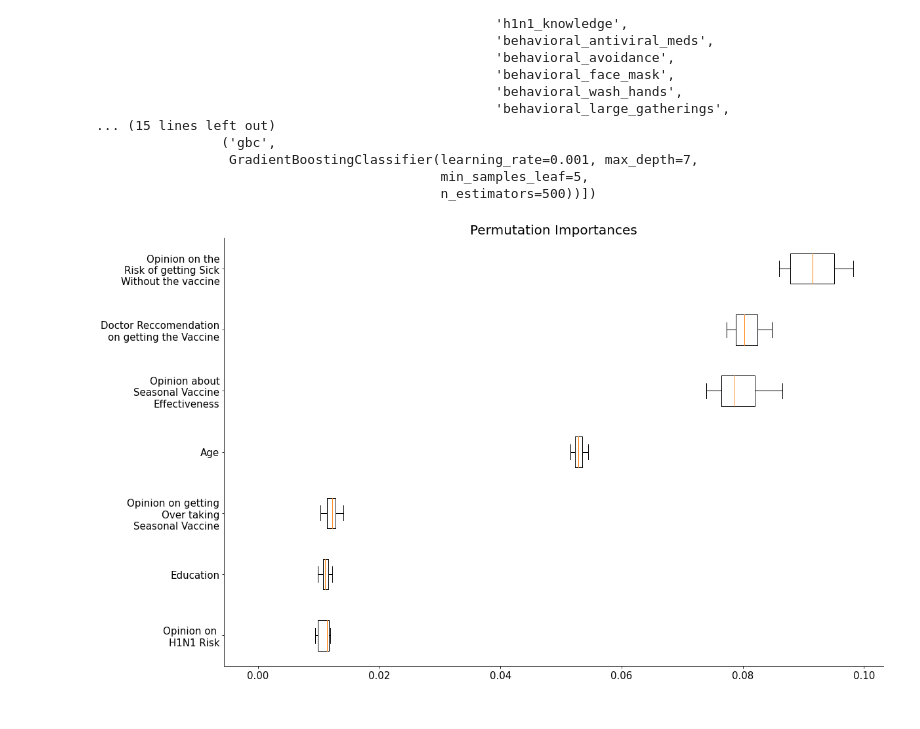
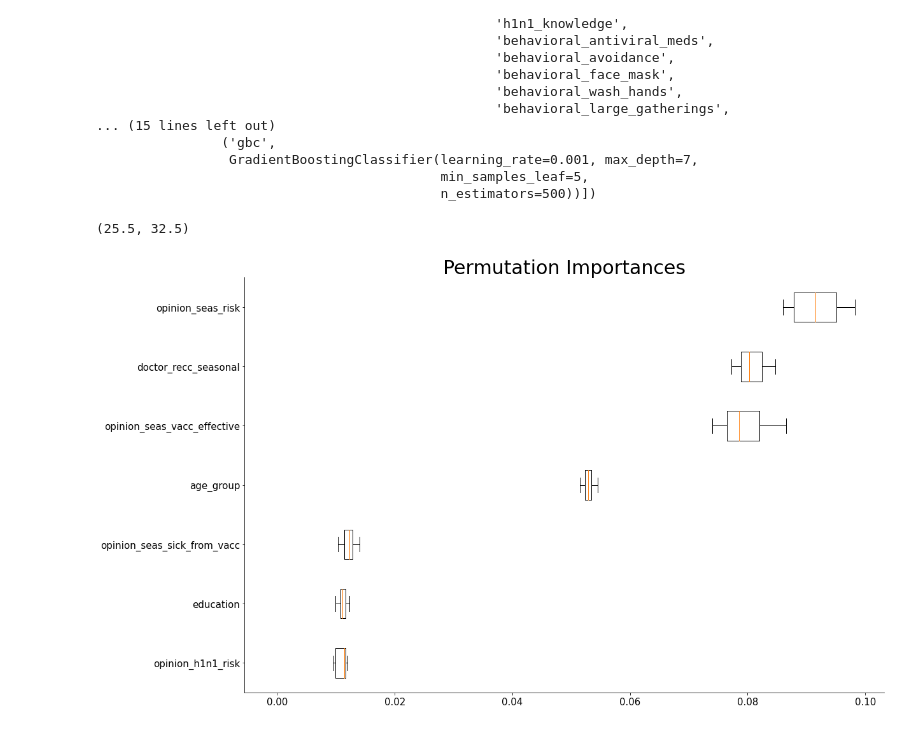
Before and after one commit to moscatena/Seasonal-Flu-Vaccine-Prediction, a Jupyter notebook: Vac_pred_pipelines.ipynb, the cells around one changed output. Drawn from its saved outputs; the diff is of its cells as text; code cells hidden in the pictures.

```diff
--- a/Vac_pred_pipelines.ipynb
+++ b/Vac_pred_pipelines.ipynb
@@ -983,22 +992,23 @@ Pipeline(steps=[('preprocessor',
 # %%
 result = permutation_importance(
     pipeline_f_i, X_test, y_test.seasonal_vaccine, n_repeats=10, random_state=RANDOM_SEED, n_jobs=2
 )
 sorted_idx = result.importances_mean.argsort()
 
 fig, ax = plt.subplots(figsize=(18, 12))
 ax.boxplot(
     result.importances[sorted_idx].T, vert=False, labels=X_test.columns[sorted_idx], showfliers=False
 )
 
 ax.set_title("Permutation Importances", fontsize=30)#20
 plt.xticks(size=15)
 plt.yticks(size=15)
 sns.despine()
-#ax.set_ylim(bottom=25.5, top=32.5)
+ax.set_ylim(bottom=25.5, top=32.5)
 #labels = [i for i in range(0,25)] + ['Opinion on \nH1N1 Risk', 'Education', 'Opinion on getting\nOver taking\nSeasonal Vaccine', 'Age', 'Opinion about\nSeasonal Vaccine\nEffectiveness', 'Doctor Reccomendation\non getting the Vaccine', 'Opinion on the\nRisk of getting Sick\nWithout the vaccine']
-ax.set_yticklabels(labels)
+#ax.set_yticklabels(labels)
 
 #plt.savefig('Permutation_Importances2', bbox_inches='tight');
 # %% [output]
+(25.5, 32.5)
-[figure, old version]
+[figure, new version]
```
Also changed, not shown: parts of 7 cells of this notebook.
